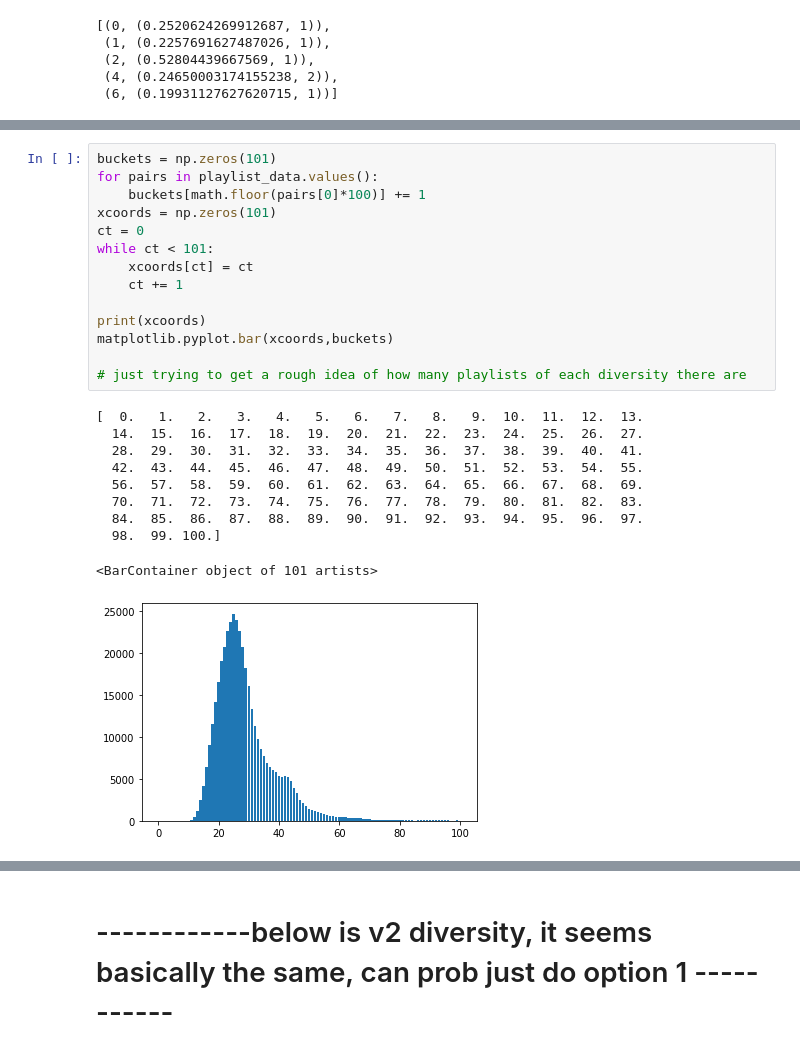
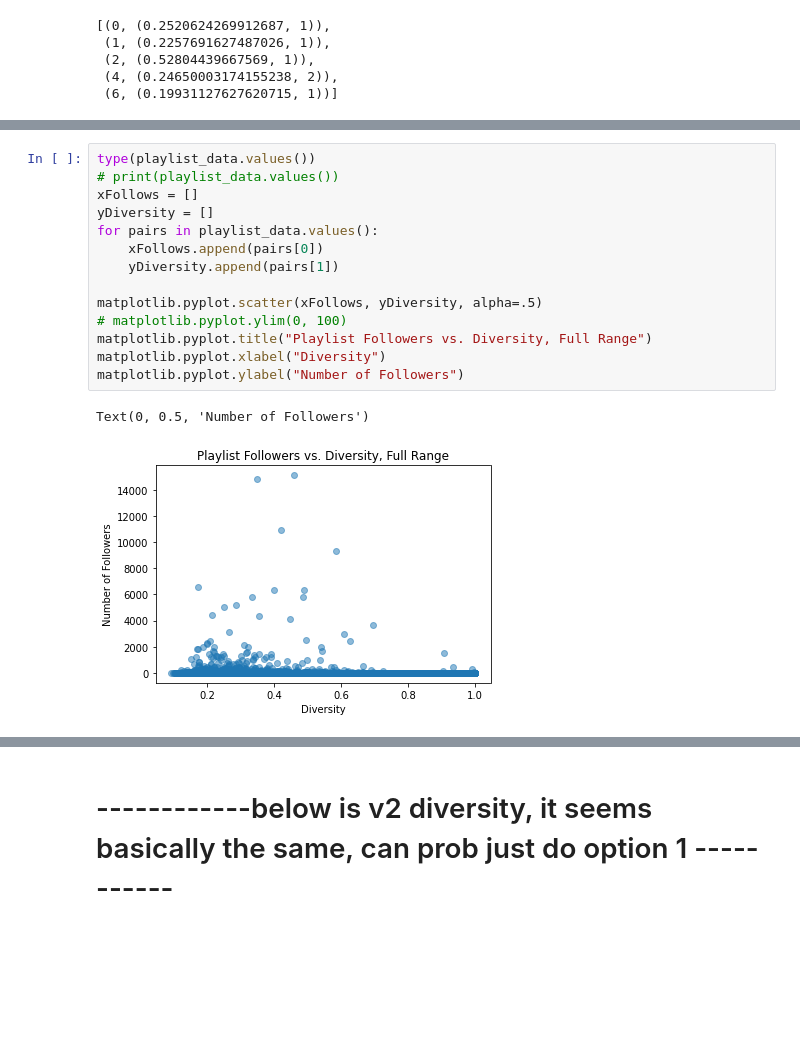
Before and after one commit to Ferev/playlist_popularity, a Jupyter notebook: [Q1] Tagged Playlists.ipynb, the cells around one changed output, grey strips where cells are left out. Drawn from its saved outputs; the diff is of its cells as text; blank space fills up the shorter version.

```diff
--- a/[Q1] Tagged Playlists.ipynb
+++ b/[Q1] Tagged Playlists.ipynb
@@ -134,25 +139,17 @@ matplotlib.pyplot.ylim(0, 100)
-# %%
-buckets = np.zeros(101)
-for pairs in playlist_data.values():
-    buckets[math.floor(pairs[0]*100)] += 1
-xcoords = np.zeros(101)
-ct = 0
-while ct < 101:
-    xcoords[ct] = ct
-    ct += 1
-
-print(xcoords)
-matplotlib.pyplot.bar(xcoords,buckets)
-
-# just trying to get a rough idea of how many playlists of each diversity there are
-# %% [output]
-[  0.   1.   2.   3.   4.   5.   6.   7.   8.   9.  10.  11.  12.  13.
-  14.  15.  16.  17.  18.  19.  20.  21.  22.  23.  24.  25.  26.  27.
-  28.  29.  30.  31.  32.  33.  34.  35.  36.  37.  38.  39.  40.  41.
-  42.  43.  44.  45.  46.  47.  48.  49.  50.  51.  52.  53.  54.  55.
-  56.  57.  58.  59.  60.  61.  62.  63.  64.  65.  66.  67.  68.  69.
-  70.  71.  72.  73.  74.  75.  76.  77.  78.  79.  80.  81.  82.  83.
-  84.  85.  86.  87.  88.  89.  90.  91.  92.  93.  94.  95.  96.  97.
-  98.  99. 100.]
-<BarContainer object of 101 artists>
-[figure, removed]
+# %%
+type(playlist_data.values())
+# print(playlist_data.values())
+xFollows = []
+yDiversity = []
+for pairs in playlist_data.values():
+    xFollows.append(pairs[0])
+    yDiversity.append(pairs[1])
+
+matplotlib.pyplot.scatter(xFollows, yDiversity, alpha=.5)
+# matplotlib.pyplot.ylim(0, 100)
+matplotlib.pyplot.title("Playlist Followers vs. Diversity, Full Range")
+matplotlib.pyplot.xlabel("Diversity")
+matplotlib.pyplot.ylabel("Number of Followers")
+# %% [output]
+Text(0, 0.5, 'Number of Followers')
+[figure, added]
```
Also changed, not shown: parts of 5 cells of this notebook.
